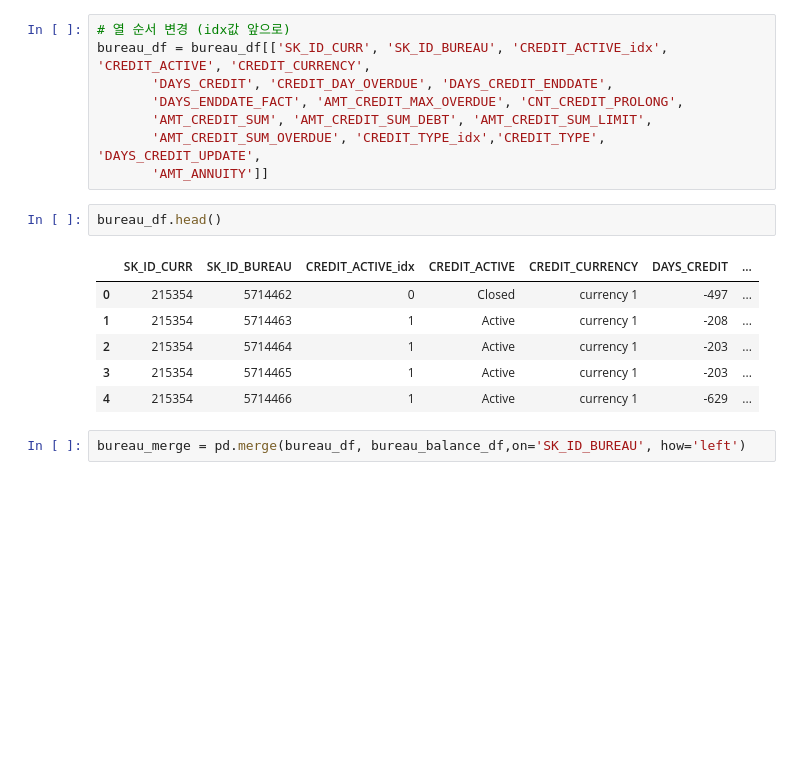
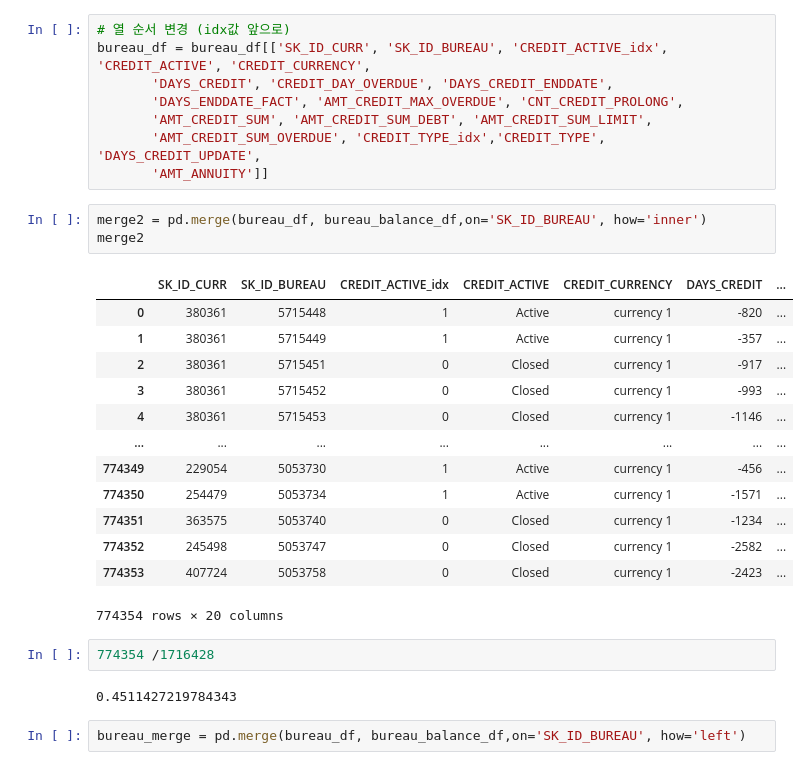
Before and after one commit to kkiyou/default-risk, a Jupyter notebook: jangho/bureau_preprocessing.ipynb, the cells around one changed output. Cells and saved outputs as stored; diff of their text form; blank space fills up the shorter version.

```diff
--- a/jangho/bureau_preprocessing.ipynb
+++ b/jangho/bureau_preprocessing.ipynb
@@ -432,14 +452,26 @@ bureau_df = bureau_df[['SK_ID_CURR', 'SK_ID_BUREAU', 'CREDIT_ACTIVE_idx', 'CREDI
        'AMT_CREDIT_SUM_OVERDUE', 'CREDIT_TYPE_idx','CREDIT_TYPE', 'DAYS_CREDIT_UPDATE',
        'AMT_ANNUITY']]
 # %%
-bureau_df.head()
+merge2 = pd.merge(bureau_df, bureau_balance_df,on='SK_ID_BUREAU', how='inner')
+merge2
 # %% [output]
 |  | SK_ID_CURR | SK_ID_BUREAU | CREDIT_ACTIVE_idx | CREDIT_ACTIVE | CREDIT_CURRENCY | DAYS_CREDIT | ... |
-| 0 | 215354 | 5714462 | 0 | Closed | currency 1 | -497 | ... |
-| 1 | 215354 | 5714463 | 1 | Active | currency 1 | -208 | ... |
-| 2 | 215354 | 5714464 | 1 | Active | currency 1 | -203 | ... |
-| 3 | 215354 | 5714465 | 1 | Active | currency 1 | -203 | ... |
-| 4 | 215354 | 5714466 | 1 | Active | currency 1 | -629 | ... |
+| 0 | 380361 | 5715448 | 1 | Active | currency 1 | -820 | ... |
+| 1 | 380361 | 5715449 | 1 | Active | currency 1 | -357 | ... |
+| 2 | 380361 | 5715451 | 0 | Closed | currency 1 | -917 | ... |
+| 3 | 380361 | 5715452 | 0 | Closed | currency 1 | -993 | ... |
+| 4 | 380361 | 5715453 | 0 | Closed | currency 1 | -1146 | ... |
+| ... | ... | ... | ... | ... | ... | ... | ... |
+| 774349 | 229054 | 5053730 | 1 | Active | currency 1 | -456 | ... |
+| 774350 | 254479 | 5053734 | 1 | Active | currency 1 | -1571 | ... |
+| 774351 | 363575 | 5053740 | 0 | Closed | currency 1 | -1234 | ... |
+| 774352 | 245498 | 5053747 | 0 | Closed | currency 1 | -2582 | ... |
+| 774353 | 407724 | 5053758 | 0 | Closed | currency 1 | -2423 | ... |
+774354 rows × 20 columns
+# %%
+774354 /1716428
+# %% [output]
+0.4511427219784343
 # %%
 bureau_merge = pd.merge(bureau_df, bureau_balance_df,on='SK_ID_BUREAU', how='left')
 # %%
```
Also changed, not shown: parts of 7 cells of this notebook, 3 other files.
